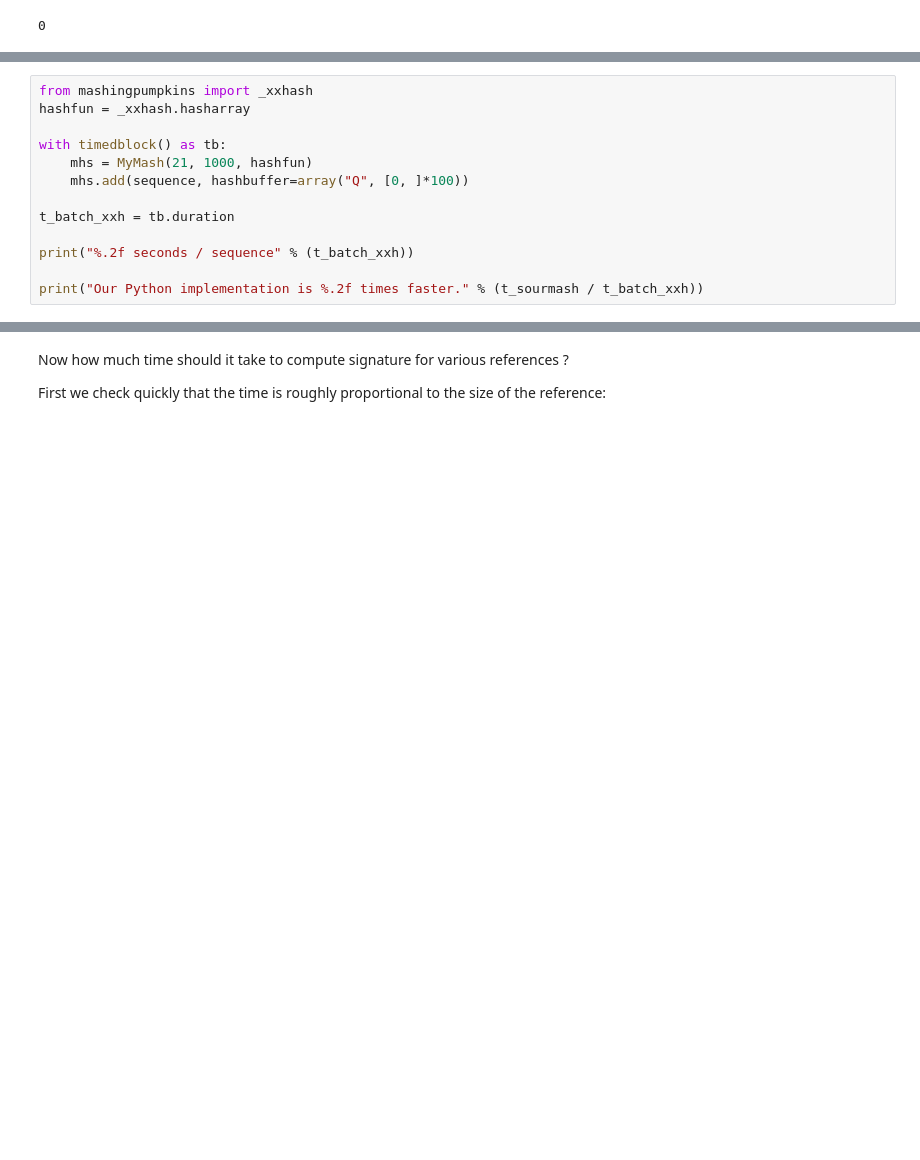
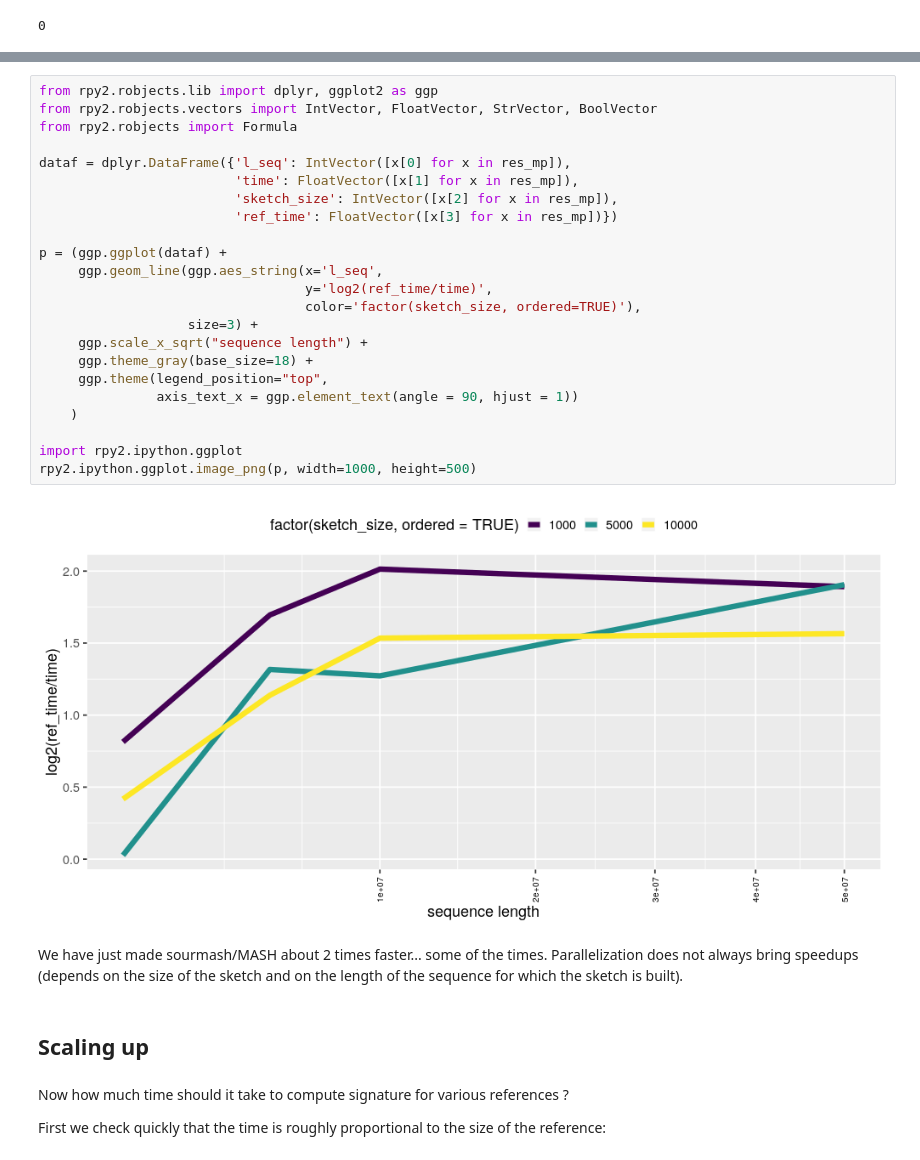
Before and after one commit to lgautier/mashing-pumpkins, a Jupyter notebook: doc/notebooks/MinHash, design and performance.ipynb, the cells around one changed output, grey strips where cells are left out. Drawn from its saved outputs; the diff is of its cells as text; blank space fills up the shorter version.

```diff
--- a/doc/notebooks/MinHash, design and performance.ipynb
+++ b/doc/notebooks/MinHash, design and performance.ipynb
@@ -242,13 +211,0 @@ We also have an alternative fast hashing available (XXHash). Roughly as fast as
-# %%
-from mashingpumpkins import _xxhash
-hashfun = _xxhash.hasharray
-
-with timedblock() as tb:
-    mhs = MyMash(21, 1000, hashfun)
-    mhs.add(sequence, hashbuffer=array("Q", [0, ]*100))
-
-t_batch_xxh = tb.duration
-
-print("%.2f seconds / sequence" % (t_batch_xxh))
-
-print("Our Python implementation is %.2f times faster." % (t_sourmash / t_batch_xxh))
@@ -260,3 +252,32 @@ Our Python implementation is 0.91 times faster.
+# %%
+from rpy2.robjects.lib import dplyr, ggplot2 as ggp
+from rpy2.robjects.vectors import IntVector, FloatVector, StrVector, BoolVector
+from rpy2.robjects import Formula
+
+dataf = dplyr.DataFrame({'l_seq': IntVector([x[0] for x in res_mp]),
+                         'time': FloatVector([x[1] for x in res_mp]),
+                         'sketch_size': IntVector([x[2] for x in res_mp]),
+                         'ref_time': FloatVector([x[3] for x in res_mp])})
+
+p = (ggp.ggplot(dataf) +
+     ggp.geom_line(ggp.aes_string(x='l_seq',
+                                  y='log2(ref_time/time)',
+                                  color='factor(sketch_size, ordered=TRUE)'),
+                   size=3) +
+     ggp.scale_x_sqrt("sequence length") +
+     ggp.theme_gray(base_size=18) +
+     ggp.theme(legend_position="top",
+               axis_text_x = ggp.element_text(angle = 90, hjust = 1))
+    )
+
+import rpy2.ipython.ggplot
+rpy2.ipython.ggplot.image_png(p, width=1000, height=500)
+# %% [output]
+[figure, added]
+# %% [markdown]
+We have just made sourmash/MASH about 2 times faster... some of the times. Parallelization does not always bring speedups (depends on the size of the sketch and on the length of the sequence for which the sketch is built).
+# %% [markdown]
+## Scaling up
 # %% [markdown]
 Now how much time should it take to compute signature for various references ?
 
```
Also changed, not shown: parts of 24 cells of this notebook.
